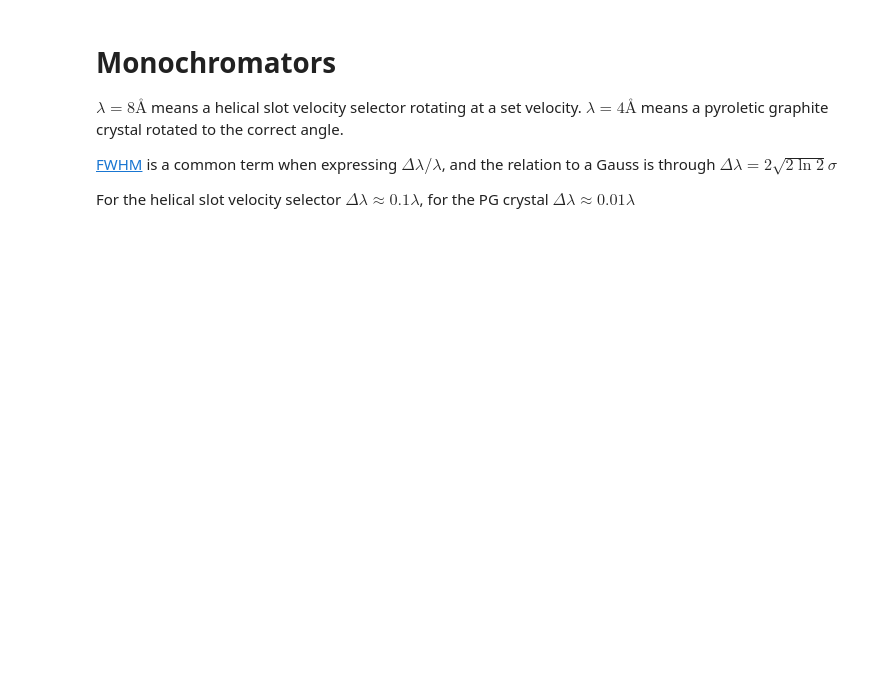
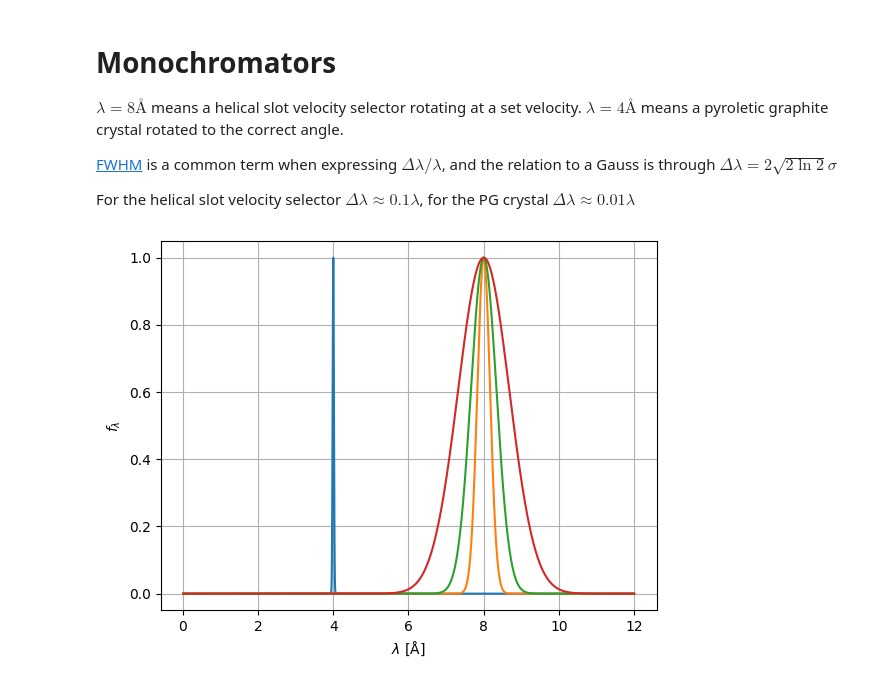
Before and after one commit to McStasMcXtrace/semsans, a Jupyter notebook: source-model.ipynb, the cells around one changed output. Cells and saved outputs as stored; diff of their text form; code cells hidden in the pictures; blank space fills up the shorter version.

```diff
--- a/source-model.ipynb
+++ b/source-model.ipynb
@@ -85,3 +110,20 @@ $\lambda = 4 Å$ means a pyroletic graphite crystal rotated to the correct angle
 [FWHM](https://en.wikipedia.org/wiki/Full_width_at_half_maximum) is a common term when expressing $\Delta\lambda/\lambda$, and the relation to a Gauss is through $\Delta\lambda = 2 \sqrt{2\ln2} \sigma$
 
 For the helical slot velocity selector  $\Delta\lambda \approx 0.1\lambda$, for the PG crystal $\Delta\lambda \approx 0.01\lambda$
+# %%
+def filter(wavelengths, center_wavelength, delta_wavelength):
+    sigma = delta_wavelength / (2 * np.sqrt(2 * np.log(2)))
+    return np.exp(-(wavelengths - center_wavelength) ** 2 / (2 * sigma**2))
+monochrom_options = [(w_1,0.01), (w_2, 0.05), (w_2, 0.1), (w_2, 0.2)]
+monochrom_transfer = np.zeros((4, len(wavelength)))
+
+for (i,(w_0, f)) in enumerate(monochrom_options):
+    monochrom_transfer[i] = filter(wavelength, w_0, f * w_0)
+
+for transfer in monochrom_transfer:
+    plt.plot(wavelength * 1e10, transfer)
+plt.xlabel(r'$\lambda$ [Å]')
+plt.ylabel(r'$f_\lambda$')
+plt.grid()
+# %% [output]
+[figure, added]
```
Also changed, not shown: parts of 12 cells of this notebook.
